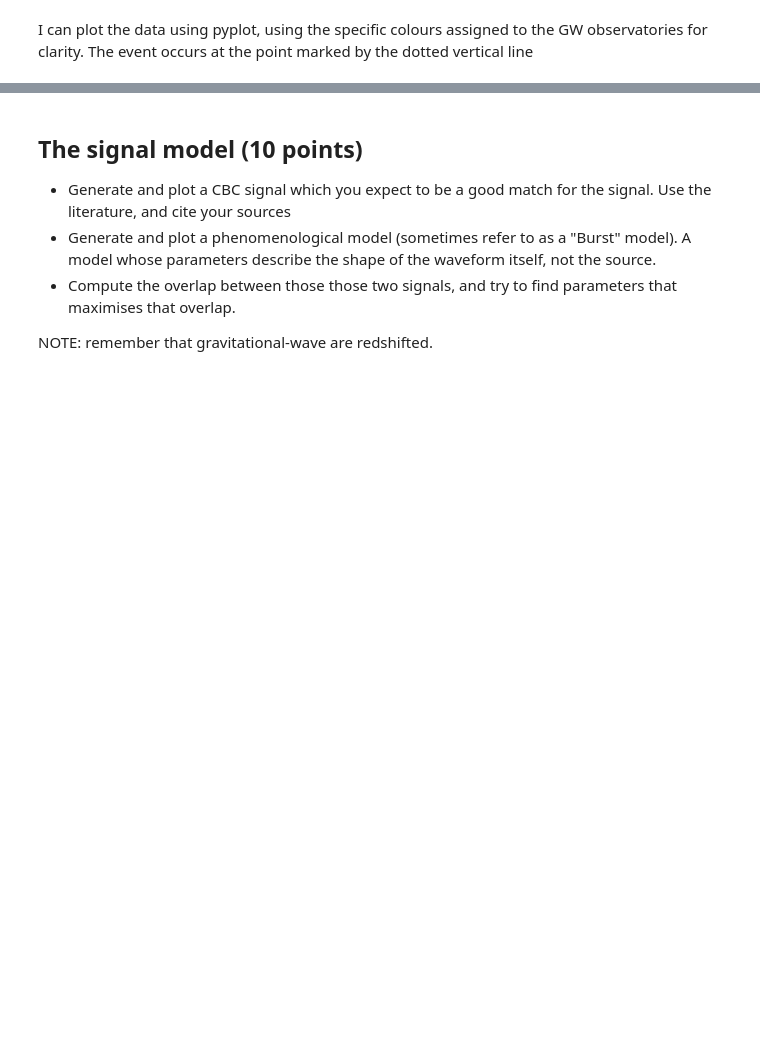
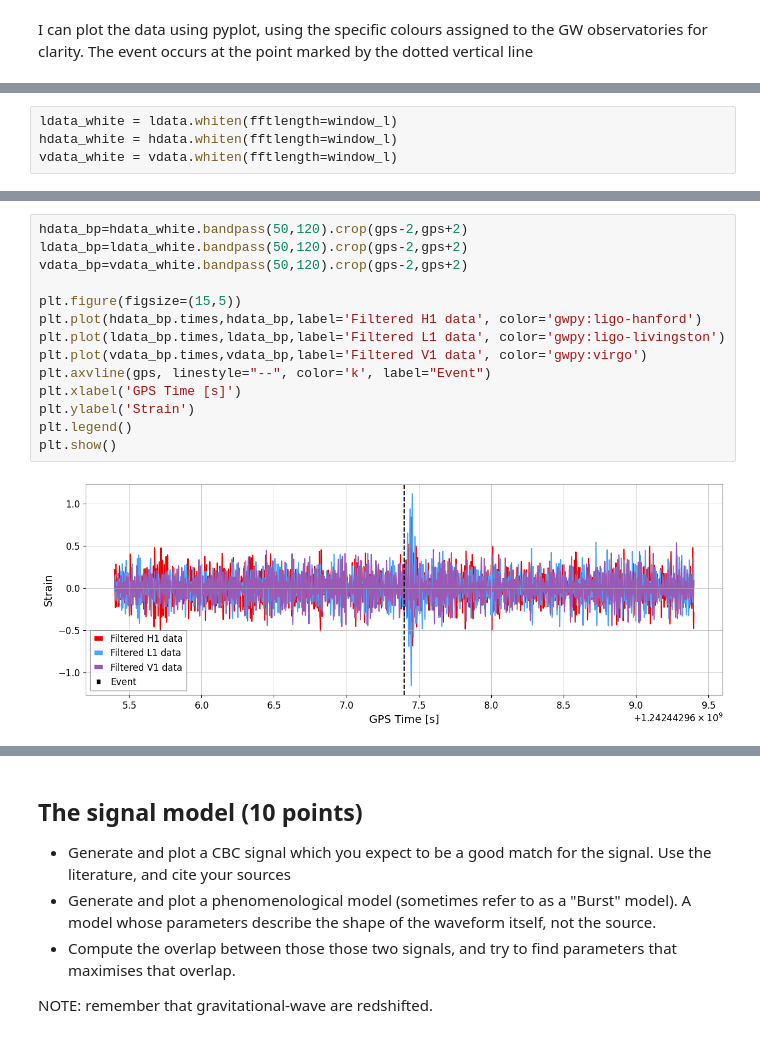
Before and after one commit to Clarke-Jools-36/GWAstro, a Jupyter notebook: final_project.ipynb, the cells around one changed output, grey strips where cells are left out. Drawn from its saved outputs; the diff is of its cells as text; blank space fills up the shorter version.

Commit message:
whitened

```diff
--- a/final_project.ipynb
+++ b/final_project.ipynb
@@ -90,0 +96,4 @@ plt.plot()
+# %%
+ldata_white = ldata.whiten(fftlength=window_l)
+hdata_white = hdata.whiten(fftlength=window_l)
+vdata_white = vdata.whiten(fftlength=window_l)
@@ -90,0 +102,16 @@ plt.plot()
+# %%
+hdata_bp=hdata_white.bandpass(50,120).crop(gps-2,gps+2)
+ldata_bp=ldata_white.bandpass(50,120).crop(gps-2,gps+2)
+vdata_bp=vdata_white.bandpass(50,120).crop(gps-2,gps+2)
+
+plt.figure(figsize=(15,5))
+plt.plot(hdata_bp.times,hdata_bp,label='Filtered H1 data', color='gwpy:ligo-hanford')
+plt.plot(ldata_bp.times,ldata_bp,label='Filtered L1 data', color='gwpy:ligo-livingston')
+plt.plot(vdata_bp.times,vdata_bp,label='Filtered V1 data', color='gwpy:virgo')
+plt.axvline(gps, linestyle="--", color='k', label="Event")
+plt.xlabel('GPS Time [s]')
+plt.ylabel('Strain')
+plt.legend()
+plt.show()
+# %% [output]
+[figure, added]
```
Also changed, not shown: parts of 9 cells of this notebook.
